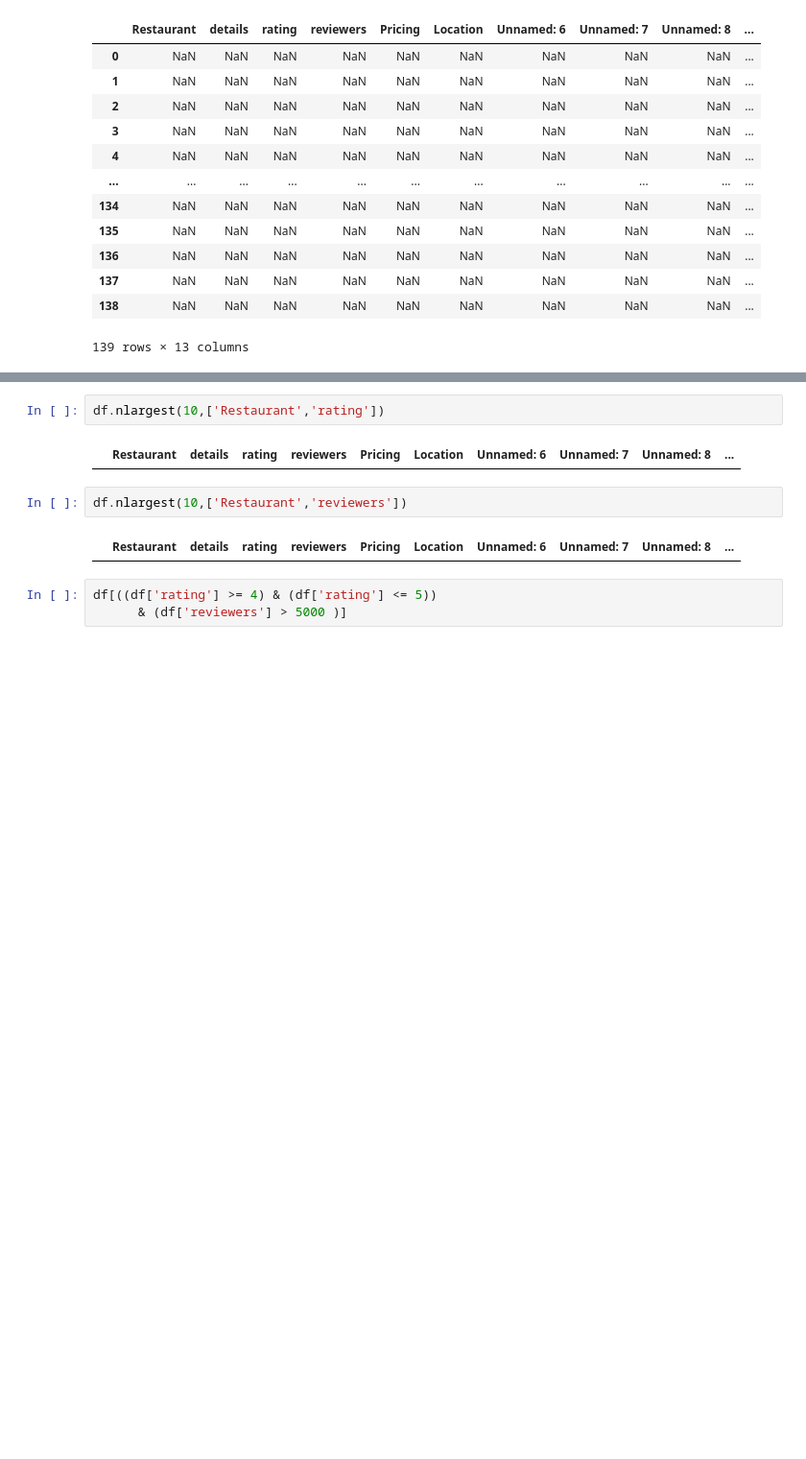
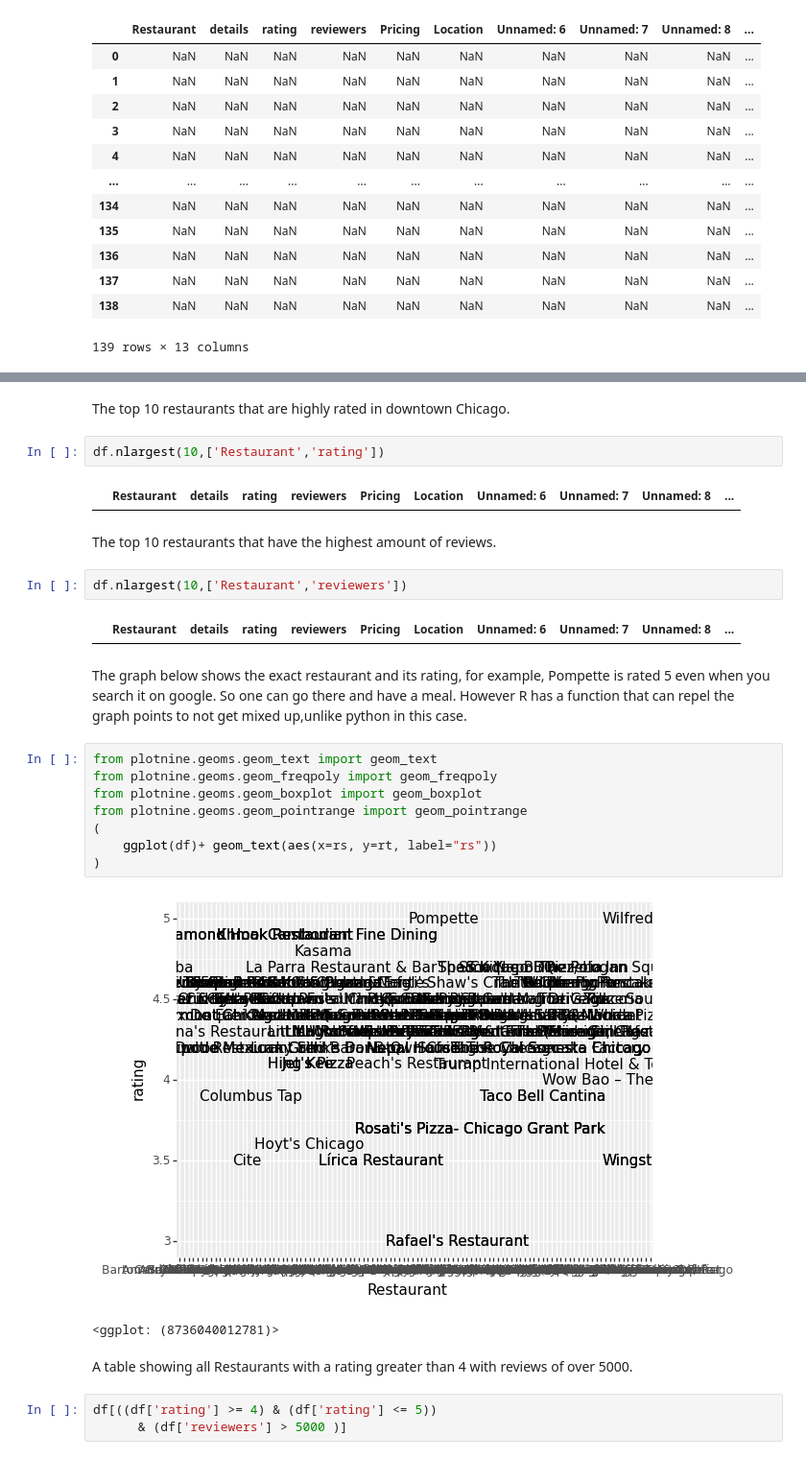
Before and after one commit to Elielkundai1/Extern_DataScience_workSample, a Jupyter notebook: DowntownRestaurants.ipynb, the cells around one changed output, grey strips where cells are left out. Shown at 96% size. Cells and saved outputs as stored; diff of their text form; blank space fills up the shorter version.

```diff
--- a/DowntownRestaurants.ipynb
+++ b/DowntownRestaurants.ipynb
@@ -162,11 +179,30 @@ df.assign(highR =(rt >=4), lowR = (rt <4))
+# %% [markdown]
+The top 10 restaurants that are highly rated in downtown Chicago.
 # %%
 df.nlargest(10,['Restaurant','rating'])
 # %% [output]
 |  | Restaurant | details | rating | reviewers | Pricing | Location | Unnamed: 6 | Unnamed: 7 | Unnamed: 8 | ... |
+# %% [markdown]
+The top 10 restaurants that have the highest amount of reviews.
 # %%
 df.nlargest(10,['Restaurant','reviewers'])
 # %% [output]
 |  | Restaurant | details | rating | reviewers | Pricing | Location | Unnamed: 6 | Unnamed: 7 | Unnamed: 8 | ... |
+# %% [markdown]
+The graph below shows the exact restaurant and its rating, for example, Pompette is rated 5 even when you search it on google. So one can go there and have a meal. However R has a function that can repel the graph points to not get mixed up,unlike python in this case.
+# %%
+from plotnine.geoms.geom_text import geom_text
+from plotnine.geoms.geom_freqpoly import geom_freqpoly
+from plotnine.geoms.geom_boxplot import geom_boxplot
+from plotnine.geoms.geom_pointrange import geom_pointrange
+(
+    ggplot(df)+ geom_text(aes(x=rs, y=rt, label="rs"))
+)
+# %% [output]
+[figure, added]
+<ggplot: (8736040012781)>
+# %% [markdown]
+A table showing all Restaurants with a rating greater than 4 with reviews of over 5000.
 # %%
 df[((df['rating'] >= 4) & (df['rating'] <= 5))
       & (df['reviewers'] > 5000 )]
```
Also changed, not shown: parts of 14 cells of this notebook.
